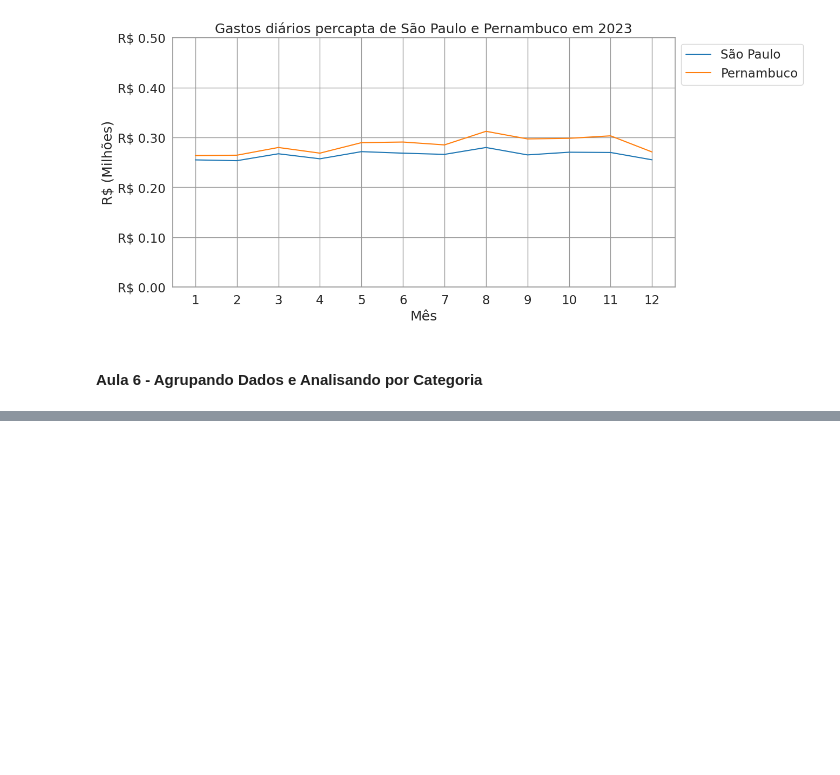
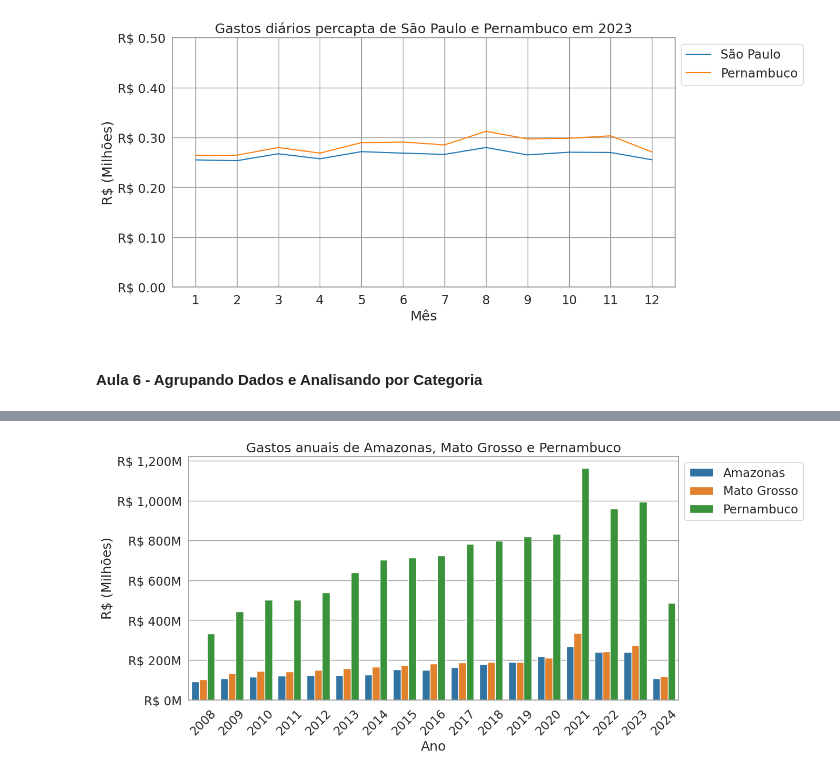
Before and after one commit to janainacazuza/Data-Analytics-FIAP-Pos-Thech, a Jupyter notebook: fase_01/notebooks/exploration/03_ibge.ipynb, the cells around one changed output, grey strips where cells are left out. Saved outputs shown, nothing was run; the diff lists cells and outputs as text; code cells hidden in the pictures; blank space fills up the shorter version.

```diff
--- a/fase_01/notebooks/exploration/03_ibge.ipynb
+++ b/fase_01/notebooks/exploration/03_ibge.ipynb
@@ -873,0 +952,4 @@ plt.show()
+# %%
+estados = ['Amazonas', 'Mato Grosso', 'Pernambuco']
+por_ano_dos_estados = mensal_aberto.query('uf in @estados').groupby(['uf', 'ano']).sum(['gasto', 'gasto_diario']).reset_index()
+por_ano_dos_estados.head()
@@ -873,0 +963,16 @@ plt.show()
+# %%
+#plotando o grafico de gastos anuais dos estados Amazonas, Mato Grosso e Pernambuco
+plt.figure(figsize=(12, 6))
+sns.barplot(data=por_ano_dos_estados, x='ano', y='gasto', hue='uf', palette='tab10')
+plt.ylabel('R$ (Milhões)')
+plt.xlabel('Ano')
+plt.title('Gastos anuais de Amazonas, Mato Grosso e Pernambuco')
+sns.set_context('notebook', font_scale=1.5)
+sns.set_style('whitegrid', {'axes.edgecolor': '.6', 'grid.color': '.6'})
+plt.gca().yaxis.set_major_formatter(ticker.FuncFormatter(lambda x, _: f'R$ {x/1000000:,.0f}M'))
+plt.legend(loc='upper left', ncol=1, bbox_to_anchor=(1, 1))
+plt.xticks(rotation=45)
+
+plt.show()
+# %% [output]
+[figure, added]
```
Also changed, not shown: parts of 22 cells of this notebook.
